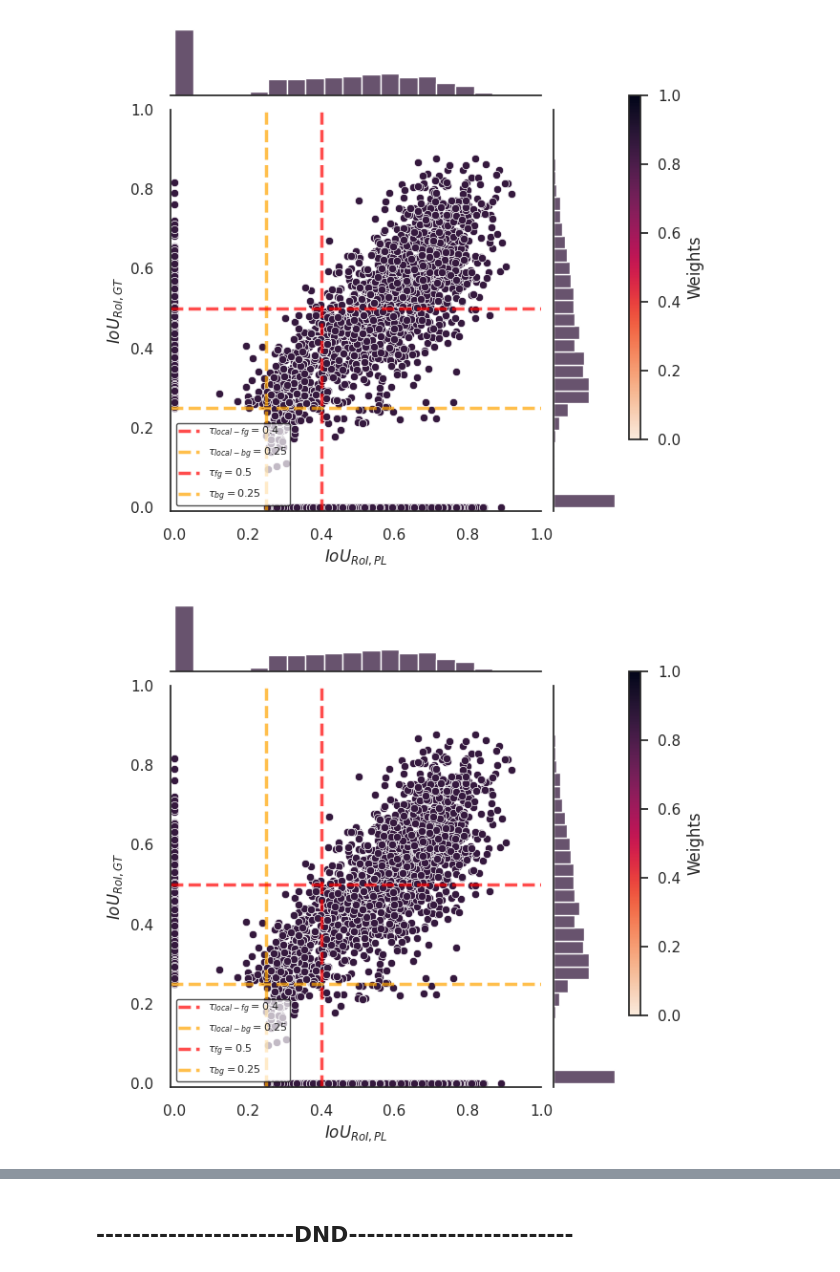
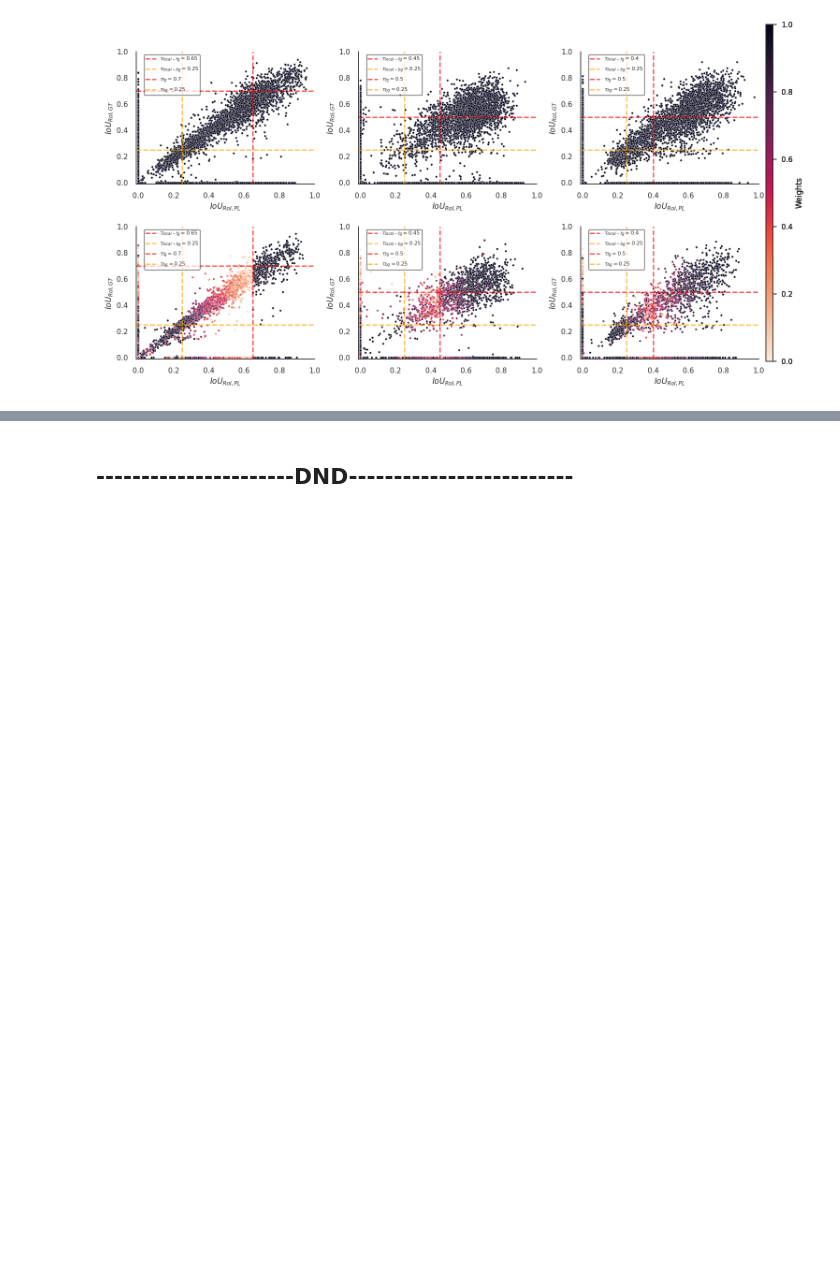
Before and after one commit to shashankag14/OpenPCDet, a Jupyter notebook: tools/tb_metrics.ipynb, the cells around one changed output, grey strips where cells are left out. Cells and saved outputs as stored; diff of their text form; code cells hidden in the pictures; blank space fills up the shorter version.

Commit message:
DA-35 Vis: Refine and refector code for plots

```diff
--- a/tools/tb_metrics.ipynb
+++ b/tools/tb_metrics.ipynb
@@ -351,7 +355,7 @@ sns.set_theme(style="ticks", palette="rocket_r", rc={
 })
 # cmap = ListedColormap(sns.color_palette("tab10")) # earlier tab10
 cmap = sns.color_palette("rocket_r", as_cmap=True)
+_cmap = sns.color_palette("rocket", as_cmap=True)
 
 df = pd.read_pickle(r'/mnt/data/shag01/pcdet-st-reliable/OpenPCDet/tools/ious_new.pkl')
 baseline_df = pd.read_pickle(r'/mnt/data/shag01/pcdet-st-reliable/OpenPCDet/tools/ious_baseline.pkl')
-print(max(df['iteration']))
@@ -497,13 +485,13 @@ cyc_plot_after = get_joint_plot(df, 'Cyclist', "After", plot_type="kde")
 # %%
-
 import matplotlib.gridspec as gridspec
 
 class SeabornFig2Grid():
 
-    def __init__(self, seaborngrid, fig,  subplot_spec):
+    def __init__(self, seaborngrid, fig,  subplot_spec, disable_marginal_plot=True):
         self.fig = fig
         self.sg = seaborngrid
         self.subplot = subplot_spec
+        self.disable_marginal_plot = disable_marginal_plot
         if isinstance(self.sg, sns.axisgrid.FacetGrid) or \
             isinstance(self.sg, sns.axisgrid.PairGrid):
             self._movegrid()
@@ -530,8 +518,20 @@ class SeabornFig2Grid():
         self.subgrid = gridspec.GridSpecFromSubplotSpec(r+1,r+1, subplot_spec=self.subplot)
 
         self._moveaxes(self.sg.ax_joint, self.subgrid[1:, :-1])
-        self._moveaxes(self.sg.ax_marg_x, self.subgrid[0, :-1])
-        self._moveaxes(self.sg.ax_marg_y, self.subgrid[1:, -1])
+        # disable marginal plots
+        if not self.disable_marginal_plot:
+            self._moveaxes(self.sg.ax_marg_x, self.subgrid[0, :-1])
+            self._moveaxes(self.sg.ax_marg_y, self.subgrid[1:, -1])
+
+        left_pos = 0.96 if self.disable_marginal_plot else 1
+        # Make space for the colorbar
+        self.fig.subplots_adjust(right=1.2)
+        # Define a new Axes where the colorbar will go
+        cax = self.fig.add_axes([left_pos, 0.1, .01, 0.9])
+        # Get a mappable object with the same colormap as the data
+        points = plt.scatter([], [], c=[], vmin=0, vmax=1, cmap=cmap)
+        # Draw the colorbar
+        self.fig.colorbar(points, cax=cax).set_label("Weights")
 
     def _moveaxes(self, ax, gs):
         #https://stackoverflow.com/a/46906599/4124317
@@ -552,16 +552,18 @@ class SeabornFig2Grid():
         self.sg.fig.set_size_inches(self.fig.get_size_inches())
 
 
-def get_joint_plot(df, class_name, fig_title="Default", plot_type="joint"):
+def get_joint_plot(df, class_name, fig_title="Default", plot_type="joint", epoch_num=10):
     class_to_num = {'Car': 1, 'Pedestrian': 2, 'Cyclist': 3}
     pl_thresh = {'FG':{'Car': 0.65, 'Pedestrian': 0.45, 'Cyclist': 0.40}, 'BG': 0.25}
     gt_thresh = {'FG':{'Car': 0.70, 'Pedestrian': 0.50, 'Cyclist': 0.50}, 'BG': 0.25}
 
     class_num = class_to_num[class_name]
     class_mask = (torch.Tensor(df['class_labels'])).int() == class_num
-    epoch_mask = torch.Tensor(df['iteration']).int() > 1099
+    start_iter = 1439-(24*epoch_num)
+
+    epoch_mask = torch.Tensor(df['iteration']).int() > start_iter
     ignore_bg_mask = ~((torch.Tensor(df['iou_roi_pl']) < pl_thresh['BG']) & (torch.Tensor(df['iou_roi_gt']) < pl_thresh['BG']))
-    valid_mask = class_mask & epoch_mask & ignore_bg_mask
+    valid_mask = class_mask & epoch_mask #& ignore_bg_mask
 
     valid_df = pd.DataFrame({'iou_roi_pl': torch.Tensor(df['iou_roi_pl'])[valid_mask],
                             'iou_roi_gt': torch.Tensor(df['iou_roi_gt'])[valid_mask],
@@ -571,60 +573,61 @@ def get_joint_plot(df, class_name, fig_title="Default", plot_type="joint"):
     valid_df['class_labels'] = valid_df['class_labels'].map({1:'Car', 2:'Pedestrian', 3:'Cyclist'})
 
     if plot_type=='kde':
-        g = sns.kdeplot(x=valid_df.iou_roi_pl, y=valid_df.iou_roi_gt, cmap="Reds", shade=True, bw_adjust=.5)
+        g = sns.kdeplot(x=valid_df.iou_roi_pl, y=valid_df.iou_roi_gt, cmap=cmap, palette="rocket_r", shade=True, bw_adjust=.5)
         plt.show()
     else:
         if fig_title=='Before':
-            color = sns.color_palette("rocket_r")[-1]
-            g = sns.jointplot(data=valid_df, x="iou_roi_pl", y="iou_roi_gt", color=color, xlim=-0.01, ylim=-0.01, legend=False, palette="rocket_r")
+            color = _cmap(1)
+            g = sns.jointplot(data=valid_df, x="iou_roi_pl", y="iou_roi_gt", color=color, xlim=-0.01, ylim=-0.01, legend=False, palette="rocket_r", s=10)
         else:
-            g = sns.jointplot(data=valid_df, x="iou_roi_pl", y="iou_roi_gt", hue='weights', xlim=-0.01, ylim=-0.01, legend=False, palette="rocket_r")
+            g = sns.jointplot(data=valid_df, x="iou_roi_pl", y="iou_roi_gt", hue='weights', xlim=-0.01, ylim=-0.01, legend=False, palette="rocket_r", s=10)
         g.set_axis_labels('$IoU_{RoI,PL}$', '$IoU_{RoI,GT}$', fontsize=12)
 
-        plt.axvline(x=pl_thresh['FG'][class_name], ymin=0, ymax=1, linestyle='--', color='red', label="$\\tau_{local-fg}=var$".replace('var', str(pl_thresh['FG'][class_name])), alpha = 0.7, lw=2.5)
-        plt.axvline(x=pl_thresh['BG'], ymin=0, ymax=1, linestyle='--', color='orange', label="$\\tau_{local-bg}=var$".replace('var', str(pl_thresh['BG'])), alpha = 0.7, lw=2.5)
-        plt.axhline(y=gt_thresh['FG'][class_name], xmin=0, xmax=1, linestyle='--', color='red', label="$\\tau_{fg}=var$".replace('var', str(gt_thresh['FG'][class_name])), alpha = 0.7, lw=2.5)
-        plt.axhline(y=gt_thresh['BG'], xmin=0, xmax=1, linestyle='--', color='orange', label="$\\tau_{bg}=var$".replace('var', str(gt_thresh['BG'])), alpha = 0.7, lw=2.5)
+        plt.axvline(x=pl_thresh['FG'][class_name], ymin=0, ymax=1, linestyle='--', color='red', label="$\\tau_{local-fg}=var$".replace('var', str(pl_thresh['FG'][class_name])), alpha = 0.7, lw=2)
+        plt.axvline(x=pl_thresh['BG'], ymin=0, ymax=1, linestyle='--', color='orange', label="$\\tau_{local-bg}=var$".replace('var', str(pl_thresh['BG'])), alpha = 0.7, lw=2)
+        plt.axhline(y=gt_thresh['FG'][class_name], xmin=0, xmax=1, linestyle='--', color='red', label="$\\tau_{fg}=var$".replace('var', str(gt_thresh['FG'][class_name])), alpha = 0.7, lw=2)
+        plt.axhline(y=gt_thresh['BG'], xmin=0, xmax=1, linestyle='--', color='orange', label="$\\tau_{bg}=var$".replace('var', str(gt_thresh['BG'])), alpha = 0.7, lw=2)
 
-        legend = plt.legend(frameon=True, fontsize=8, loc='lower left', borderpad=0.2, framealpha = 0.7)
+        legend = plt.legend(bbox_to_anchor=(0.2, 1), frameon=True, fontsize=8, loc='upper center', borderpad=0.2, framealpha = 0.7) #'lower left'
         frame = legend.get_frame()
         frame.set_color('white')
         frame.set_edgecolor('black')
 
         # Make space for the colorbar
         g.fig.subplots_adjust(right=.92)
         # Define a new Axes where the colorbar will go
         cax = g.fig.add_axes([.94, .25, .02, .6])
         # Get a mappable object with the same colormap as the data
         points = plt.scatter([], [], c=[], vmin=0, vmax=1, cmap=cmap)
         # Draw the colorbar
         g.fig.colorbar(points, cax=cax).set_label("Weights")
     return g
 
-car_plot_before = get_joint_plot(baseline_df, 'Car', "Before")
-car_plot_after = get_joint_plot(df, 'Car', "After")
+car_plot_before = get_joint_plot(baseline_df, 'Car', "Before", epoch_num=0.50)
+car_plot_after = get_joint_plot(df, 'Car', "After", epoch_num=0.50)
 
-ped_plot_before = get_joint_plot(baseline_df, 'Pedestrian', "Before")
-ped_plot_after = get_joint_plot(df, 'Pedestrian', "After")
+ped_plot_before = get_joint_plot(baseline_df, 'Pedestrian', "Before", epoch_num=14)
+ped_plot_after = get_joint_plot(df, 'Pedestrian', "After", epoch_num=14)
 
-cyc_plot_before = get_joint_plot(baseline_df, 'Cyclist', "Before")
-cyc_plot_after = get_joint_plot(df, 'Cyclist', "After")
+cyc_plot_before = get_joint_plot(baseline_df, 'Cyclist', "Before", epoch_num=24)
+cyc_plot_after = get_joint_plot(df, 'Cyclist', "After", epoch_num=24)
 
 fig = plt.figure(figsize=(15,8))
 gs = gridspec.GridSpec(2, 3)
 
+# disable the marginal plots using this flag
+disable_marginal_plot = True
 #before
-mg0 = SeabornFig2Grid(car_plot_before, fig, gs[0])
-mg1 = SeabornFig2Grid(ped_plot_before, fig, gs[1])
-mg2 = SeabornFig2Grid(cyc_plot_before, fig, gs[2])
+mg0 = SeabornFig2Grid(car_plot_before, fig, gs[0], disable_marginal_plot)
+mg1 = SeabornFig2Grid(ped_plot_before, fig, gs[1], disable_marginal_plot)
+mg2 = SeabornFig2Grid(cyc_plot_before, fig, gs[2], disable_marginal_plot)
 #after
-mg3 = SeabornFig2Grid(car_plot_after, fig, gs[3])
-mg4 = SeabornFig2Grid(ped_plot_after, fig, gs[4])
-mg5 = SeabornFig2Grid(cyc_plot_after, fig, gs[5])
+mg3 = SeabornFig2Grid(car_plot_after, fig, gs[3], disable_marginal_plot)
+mg4 = SeabornFig2Grid(ped_plot_after, fig, gs[4], disable_marginal_plot)
+mg5 = SeabornFig2Grid(cyc_plot_after, fig, gs[5], disable_marginal_plot)
 
 gs.tight_layout(fig)
-fig.savefig(fname="ious_new.png", transparent=False, bbox_inches='tight')
+fig.savefig(fname="ious_weights.png", transparent=False, bbox_inches='tight')
 plt.show()
 # %% [output]
-[figure, old version]
+[figure, new version]
-[figure, removed]
```
Also changed, not shown: parts of 19 cells of this notebook, 4 other files.
